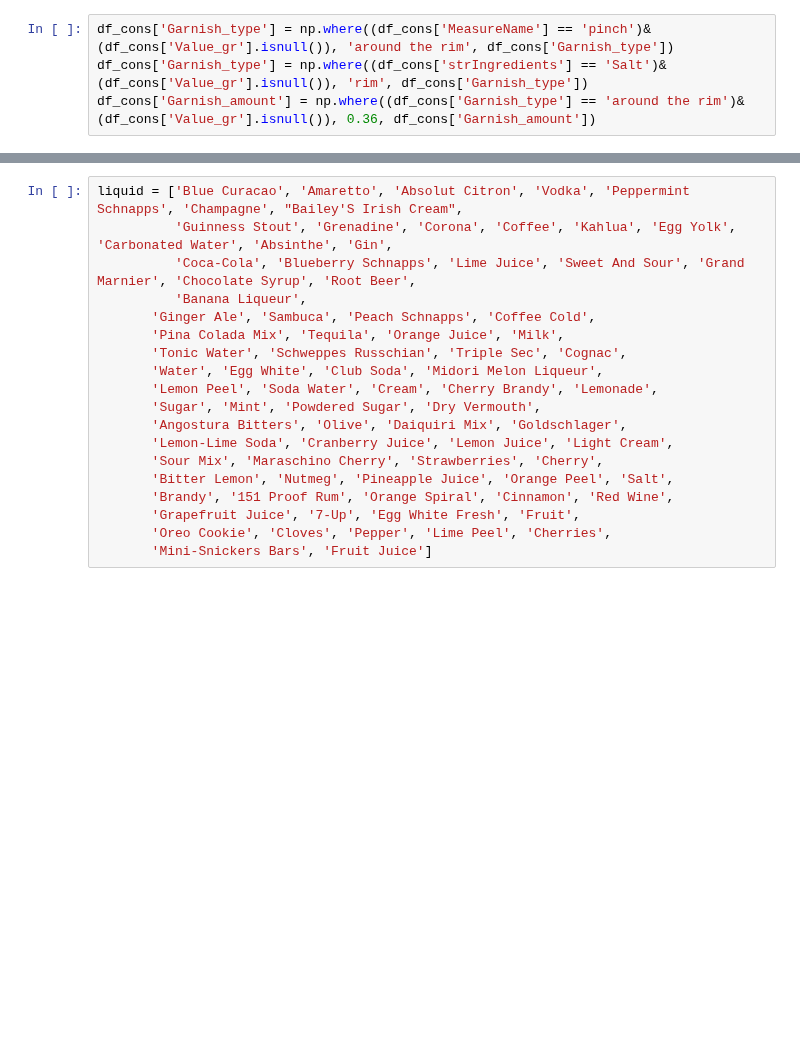
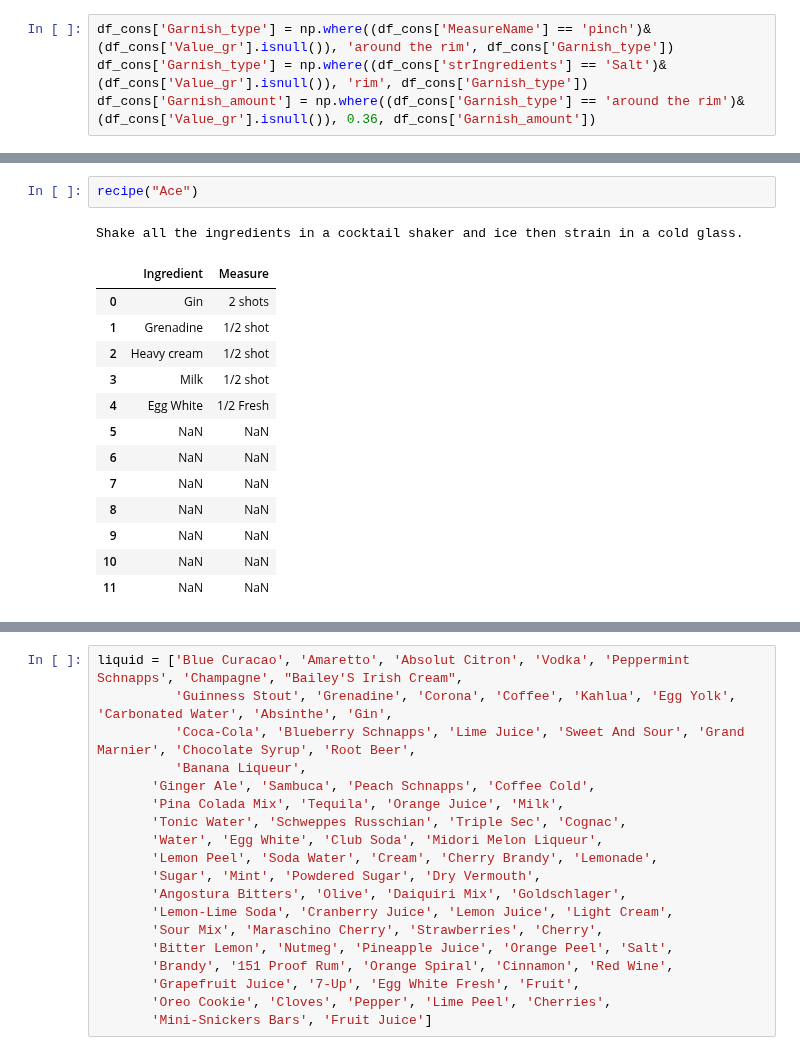
Before and after one commit to SvetlanaGruzdeva/AI-Mixologist-Project, a Jupyter notebook: data_cleaning_measures.ipynb, the cells around one changed output, grey strips where cells are left out. Saved outputs shown, nothing was run; the diff lists cells and outputs as text; blank space fills up the shorter version.

```diff
--- a/data_cleaning_measures.ipynb
+++ b/data_cleaning_measures.ipynb
@@ -799,3 +851,20 @@ array([nan, None], dtype=object)
+# %%
+recipe("Ace")
+# %% [output]
+Shake all the ingredients in a cocktail shaker and ice then strain in a cold glass.
+|  | Ingredient | Measure |
+| 0 | Gin | 2 shots |
+| 1 | Grenadine | 1/2 shot |
+| 2 | Heavy cream | 1/2 shot |
+| 3 | Milk | 1/2 shot |
+| 4 | Egg White | 1/2 Fresh |
+| 5 | NaN | NaN |
+| 6 | NaN | NaN |
+| 7 | NaN | NaN |
+| 8 | NaN | NaN |
+| 9 | NaN | NaN |
+| 10 | NaN | NaN |
+| 11 | NaN | NaN |
 # %%
 df_cons.loc[(df_cons['MeasureName'].isnull())
             & (df_cons['Value_ml'].isnull())
```
Also changed, not shown: parts of 30 cells of this notebook.
